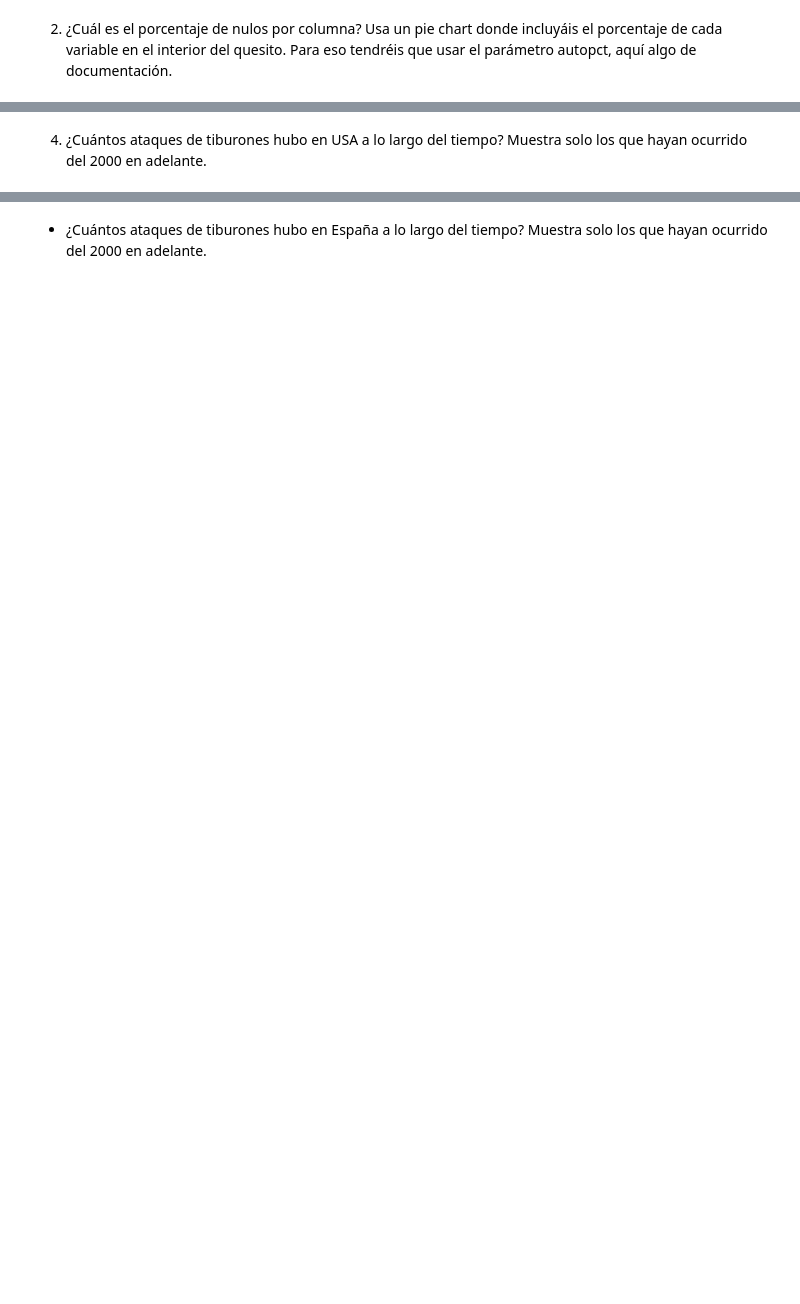
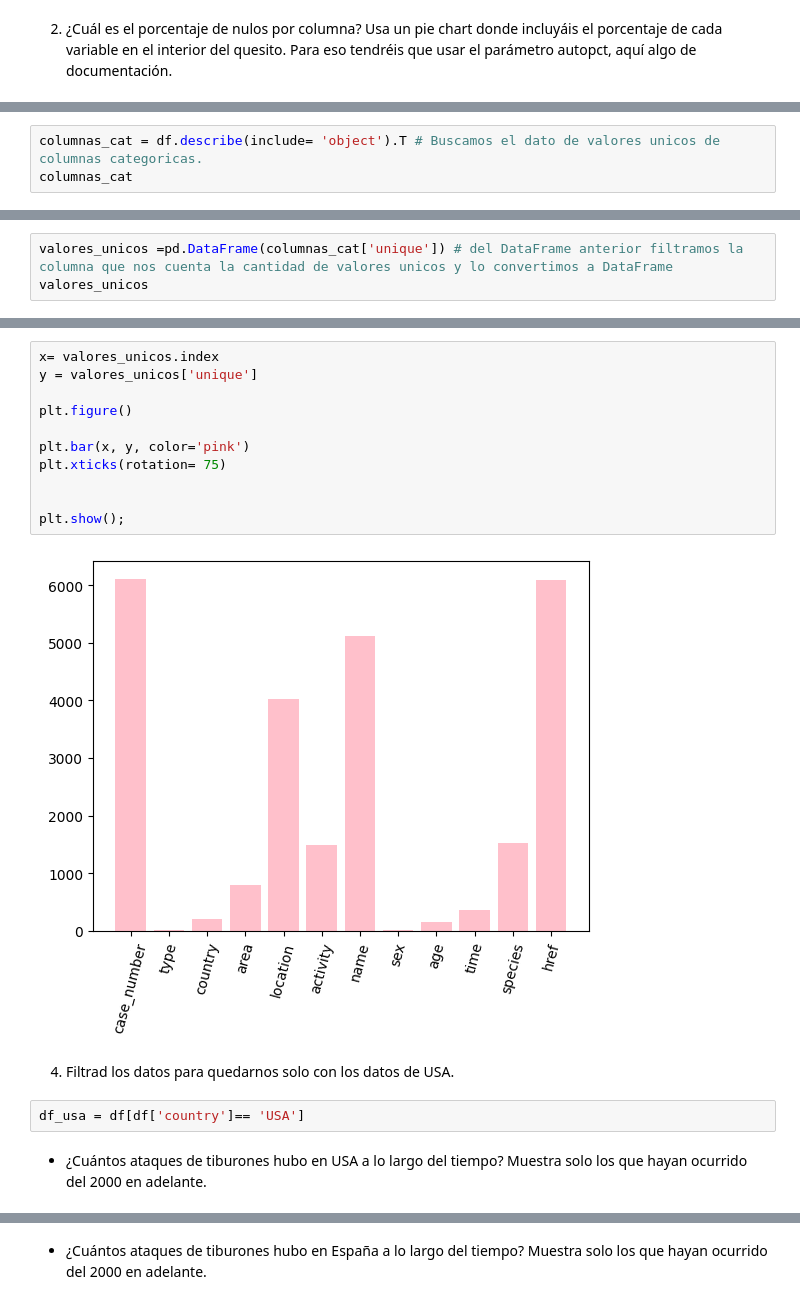
Before and after one commit to Adalab/DA_PromoC_Modulo2_Sprint1_Ana-Anahi, a Jupyter notebook: Visualizacion/pp-visualizacion-1.ipynb, the cells around one changed output, grey strips where cells are left out. Cells and saved outputs as stored; diff of their text form; blank space fills up the shorter version.

```diff
--- a/Visualizacion/pp-visualizacion-1.ipynb
+++ b/Visualizacion/pp-visualizacion-1.ipynb
@@ -110,0 +93,3 @@ Filtrad los datos para quedarnos solo con los datos de USA.
+# %%
+columnas_cat = df.describe(include= 'object').T # Buscamos el dato de valores unicos de columnas categoricas.
+columnas_cat
@@ -110,0 +110,3 @@ Filtrad los datos para quedarnos solo con los datos de USA.
+# %%
+valores_unicos =pd.DataFrame(columnas_cat['unique']) # del DataFrame anterior filtramos la columna que nos cuenta la cantidad de valores unicos y lo convertimos a DataFrame
+valores_unicos
@@ -111,2 +127,19 @@ Filtrad los datos para quedarnos solo con los datos de USA.
+# %%
+x= valores_unicos.index
+y = valores_unicos['unique']
+
+plt.figure()
+
+plt.bar(x, y, color='pink')
+plt.xticks(rotation= 75)
+
+
+plt.show();
+# %% [output]
+[figure, added]
+# %% [markdown]
+4. Filtrad los datos para quedarnos solo con los datos de USA.
+# %%
+df_usa = df[df['country']== 'USA']
 # %% [markdown]
-4) ¿Cuántos ataques de tiburones hubo en USA a lo largo del tiempo? Muestra solo los que hayan ocurrido del 2000 en adelante.
+- ¿Cuántos ataques de tiburones hubo en USA a lo largo del tiempo? Muestra solo los que hayan ocurrido del 2000 en adelante.
```
Also changed, not shown: parts of 29 cells of this notebook, 32 other files.
